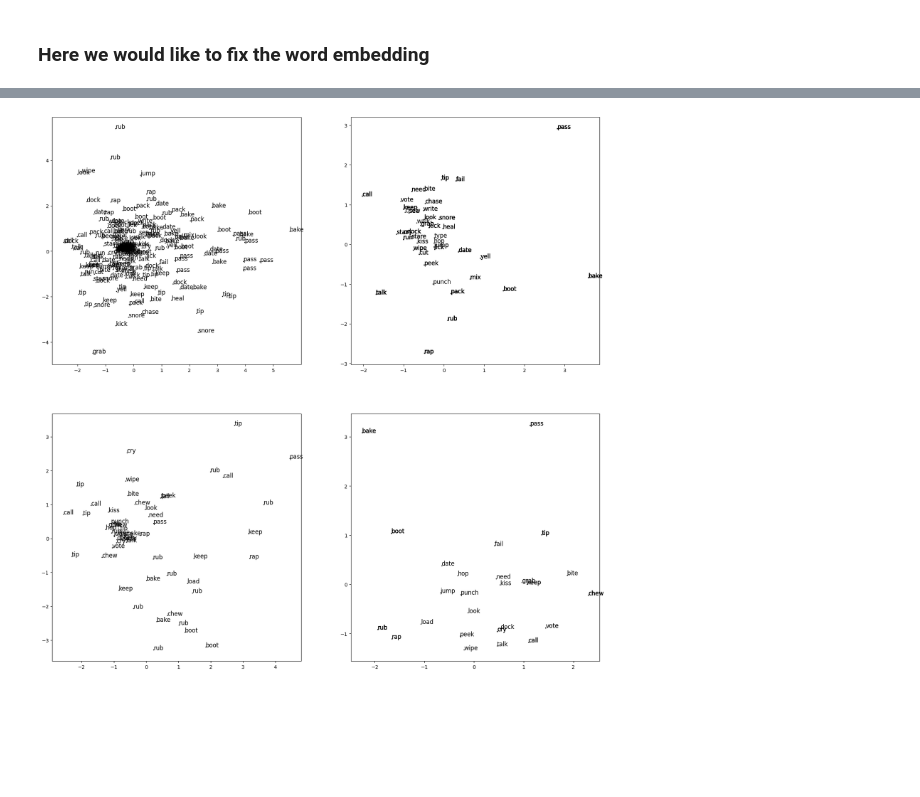
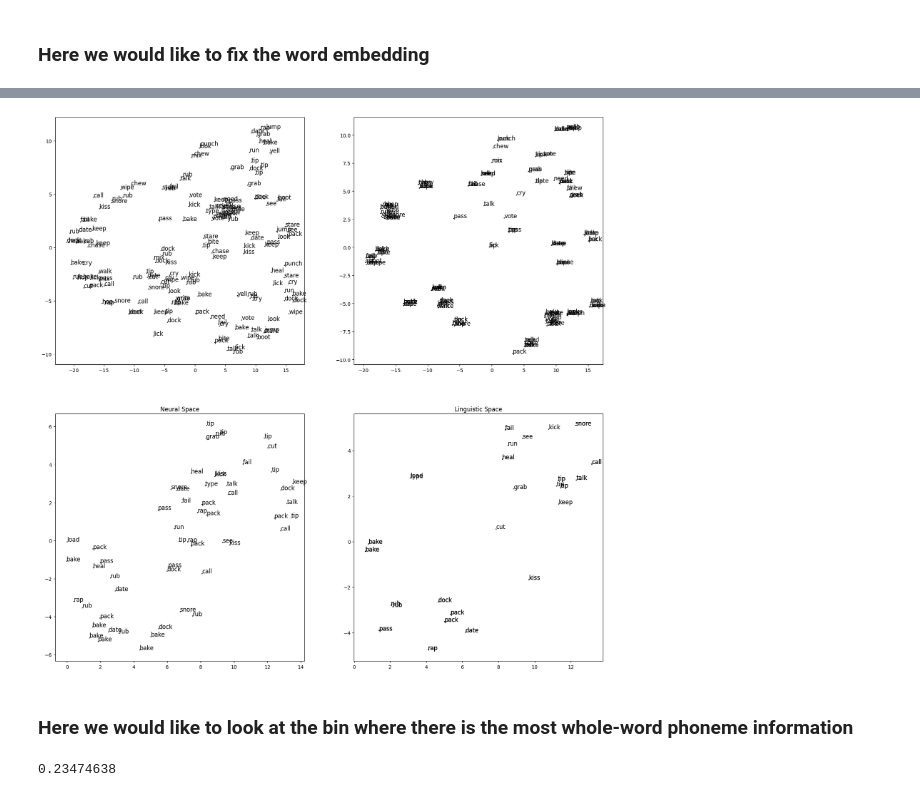
Before and after one commit to SNEUP/CWRU_speech_project, a Jupyter notebook: Semantics_analysis.ipynb, the cells around one changed output, grey strips where cells are left out. Saved outputs shown, nothing was run; the diff lists cells and outputs as text; code cells hidden in the pictures; blank space fills up the shorter version.

```diff
--- a/Semantics_analysis.ipynb
+++ b/Semantics_analysis.ipynb
@@ -72,12 +77,14 @@ rejected_trials: [ 32  64  65  91 103 108 109 110 111 112 130 246 281]
 correct_label = raw_data[10].to_numpy()
 answered_label = raw_data[11].to_numpy()
 answered_words = raw_data[8].to_numpy()
+answered_words_=[a[0][0][0] for a in answered_words]
 answered_semantic_label=raw_data[12].to_numpy()
 correct_label = np.array([a[0] for a in correct_label])
 answered_label = np.array([a[0] for a in answered_label])
 answered_semantic_label=np.array([a[0] if a!=np.NaN else np.NaN for a in answered_semantic_label])
 lemmatizer = WordNetLemmatizer()
-answered_lexical_item = np.array([lemmatizer.lemmatize(a[0][0][0], pos='v') for a in answered_words])
+answered_lexical_item = [lemmatizer.lemmatize(a[0][0][0], pos='v') for a in answered_words]
+answered_lexical_item=np.array(['stare' if a =='star' else a for a in answered_lexical_item])
 first_phonemes = np.array([words_to_phonemes[a][0][0] for a in answered_lexical_item])
 
 # process the time stamps
@@ -162,12 +207,16 @@ embed=word2vec.load('word2vec-google-news-300')
 # %%
-answered_words_=[a[0][0][0] for a in answered_words]
+######################### word embedding ######################################3
+#embed=word2vec.load('word2vec-google-news-300')
+embed = Vocab.GloVe(dim='300',name='840B')  # TODO: here we are only using the standard pretrained model
+#embed=Vocab.FastText(language='simple')
+
 word_embed=[embed[a] for a in answered_lexical_item]
-low_D_word_embed=PCA(n_components=3).fit_transform(np.array(word_embed))
+low_D_word_embed=PCA(n_components=2).fit_transform(np.array(word_embed))
 
 fig,ax=plt.subplots(1,1,figsize=(20,20))
 for i,w in enumerate(low_D_word_embed):
-    ax.scatter(w[2],w[1],color='k')
-    ax.text(w[2],w[1],answered_lexical_item[i],fontsize=20)
+    ax.scatter(w[0],w[1],color='k')
+    ax.text(w[0],w[1],answered_lexical_item[i],fontsize=20)
 
 plt.show()
 # %% [output]
@@ -490,23 +709,30 @@ plt.show()
 # %%
-X_train_illustration=PCA(n_components=2).fit_transform(X_embed_train_zscore)
-X_test_illustration=PCA(n_components=2).fit_transform(X_embed_test_zscore)
-y_train_illustration=PCA(n_components=2).fit_transform(y_embed_train_zscore)
-y_test_illustration=PCA(n_components=2).fit_transform(y_embed_test_zscore)
+train_illustration=TSNE(n_components=2).fit_transform(np.concatenate([X_embed_train_zscore,y_embed_train_zscore]))
+test_illustration=TSNE(n_components=2).fit_transform(np.concatenate([X_embed_test_zscore,y_embed_test_zscore]))
+
+X_train_illustration= train_illustration[:len(X_embed_train_zscore),:]
+y_train_illustration= train_illustration[len(X_embed_train_zscore):,:]
+X_test_illustration= test_illustration[:len(X_embed_test_zscore),:]
+y_test_illustration= test_illustration[len(X_embed_test_zscore):,:]
 
 fig,ax=plt.subplots(2,2,figsize=(20,20))
 for i,w in enumerate(X_train_illustration):
     ax[0][0].scatter(w[0],w[1],color='k',s=1)
-    ax[0][0].text(w[0],w[1],answered_lexical_item[index_train[i]],fontsize=12)
+    ax[0][0].text(w[0],w[1],answered_lexical_item[train_index[i]],fontsize=12)
 for i,w in enumerate(y_train_illustration):
     ax[0][1].scatter(w[0],w[1],color='k',s=1)
-    ax[0][1].text(w[0],w[1],answered_lexical_item[index_train[i]],fontsize=12)
+    ax[0][1].text(w[0],w[1],answered_lexical_item[train_index[i]],fontsize=12)
 
 for i,w in enumerate(X_test_illustration):
     ax[1][0].scatter(w[0],w[1],color='k',s=1)
-    ax[1][0].text(w[0],w[1],answered_lexical_item[index_test[i]],fontsize=12)
+    ax[1][0].text(w[0],w[1],answered_lexical_item[test_index[i]],fontsize=12)
+ax[1][0].set_title("Neural Space")
 for i,w in enumerate(y_test_illustration):
     ax[1][1].scatter(w[0],w[1],color='k',s=1)
-    ax[1][1].text(w[0],w[1],answered_lexical_item[index_test[i]],fontsize=12)
+    ax[1][1].text(w[0],w[1],answered_lexical_item[test_index[i]],fontsize=12)
+ax[1][1].set_title("Linguistic Space")
 plt.show()
 # %% [output]
-[figure, old version]
+[figure, new version]
+# %% [markdown]
+ ### Here we would like to look at the bin where there is the most whole-word phoneme information
@@ -512,0 +742,38 @@ plt.show()
+# %%
+#n_bins_best_performance=np.argmax(np.mean(averaged_score,axis=0))
+n_bins_best_performance=36 # derived from previous analysis
+n_low=4
+n_bins_per_feature=10
+preprocess_dim=40
+# run a model using that bin
+X=reformat(data_to_use,n_bins_per_feature) # data is a list
+X_best=X[n_bins_best_performance]
+
+X_, X_test, _, _,train_index,test_index =get_train_test(X_best,embedding_to_use,train=0.8)
+y_train=select_submatrix(embedding_to_use,list(train_index))
+y_test=select_submatrix(embedding_to_use,list(test_index))
+
+preprocessor=PCA(n_components=preprocess_dim)
+preprocessor.fit(X_)
+X_low_D=preprocessor.transform(X_)
+X_test_low_D=preprocessor.transform(X_test)
+
+# normalize data
+X_low_D=(X_low_D-np.mean(X_low_D,axis=1,keepdims=True))/np.std(X_low_D,axis=1,keepdims=True)
+X_test_low_D=(X_test_low_D-np.mean(X_test_low_D,axis=1,keepdims=True))/np.std(X_test_low_D,axis=1,keepdims=True)
+
+# split the train and val set
+X_train_low_D, X_val_low_D, _, _,train_index,val_index =get_train_test(X_low_D,y_train,train=0.8)
+y_train_new=select_submatrix(y_train,list(train_index))
+y_val=select_submatrix(y_train,list(val_index))
+
+extractor=AlignPhonemeNet(n_features=X_train_low_D.shape[1],
+                       n_low_D=n_low)
+extractor.fit(X_train_low_D,y_train_new,X_val_low_D,y_val,learning_rate=0.01,lambda_l1=0.0001, num_iterations=400)
+
+X_embed_test=extractor.predict(X_test_low_D)
+X_embed_train=extractor.predict(X_train_low_D)
+score=extractor.score(X_test_low_D,y_test)
+print(score)
+# %% [output]
+0.23474638
```
Also changed, not shown: parts of 29 cells of this notebook, 4 other files.
